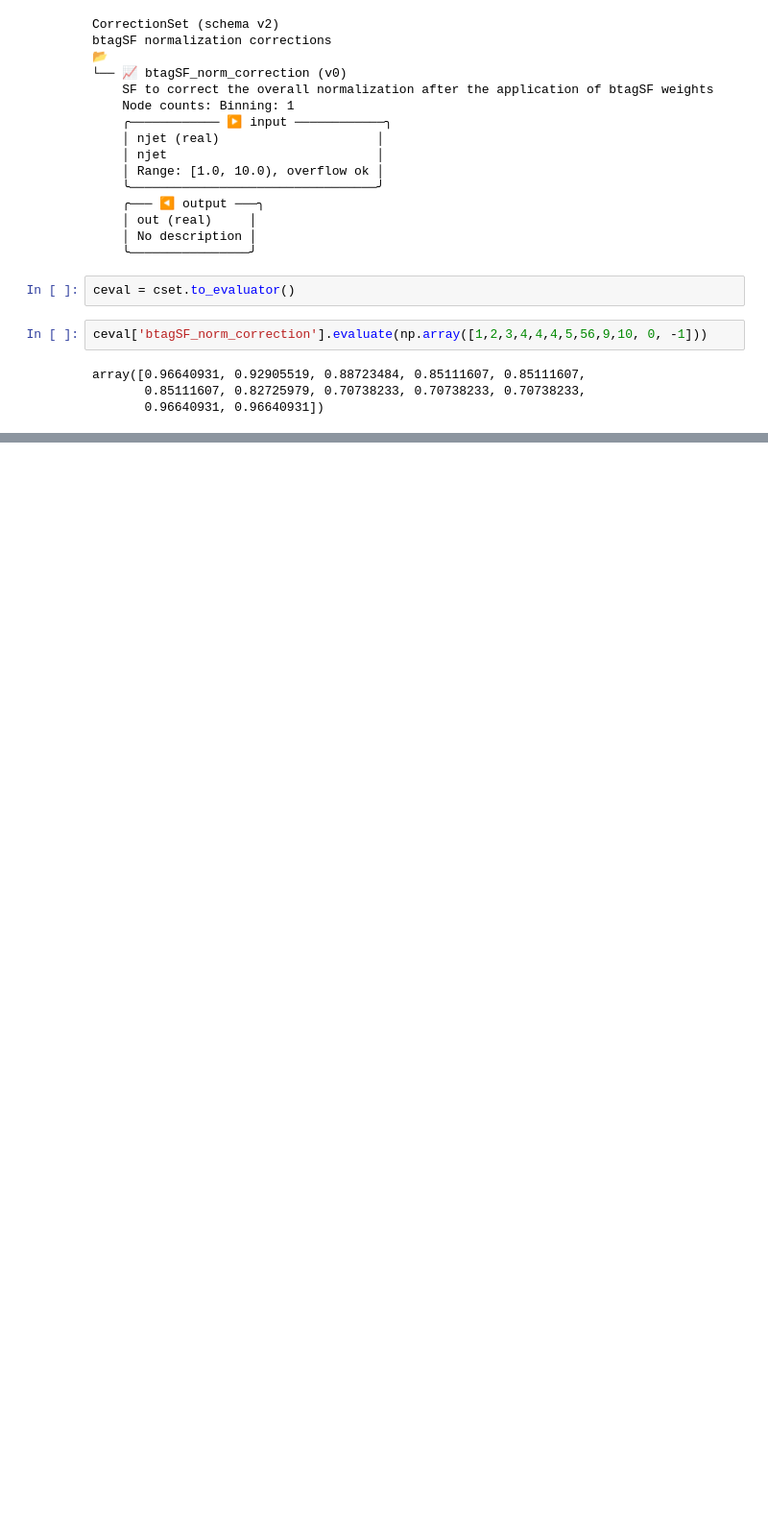
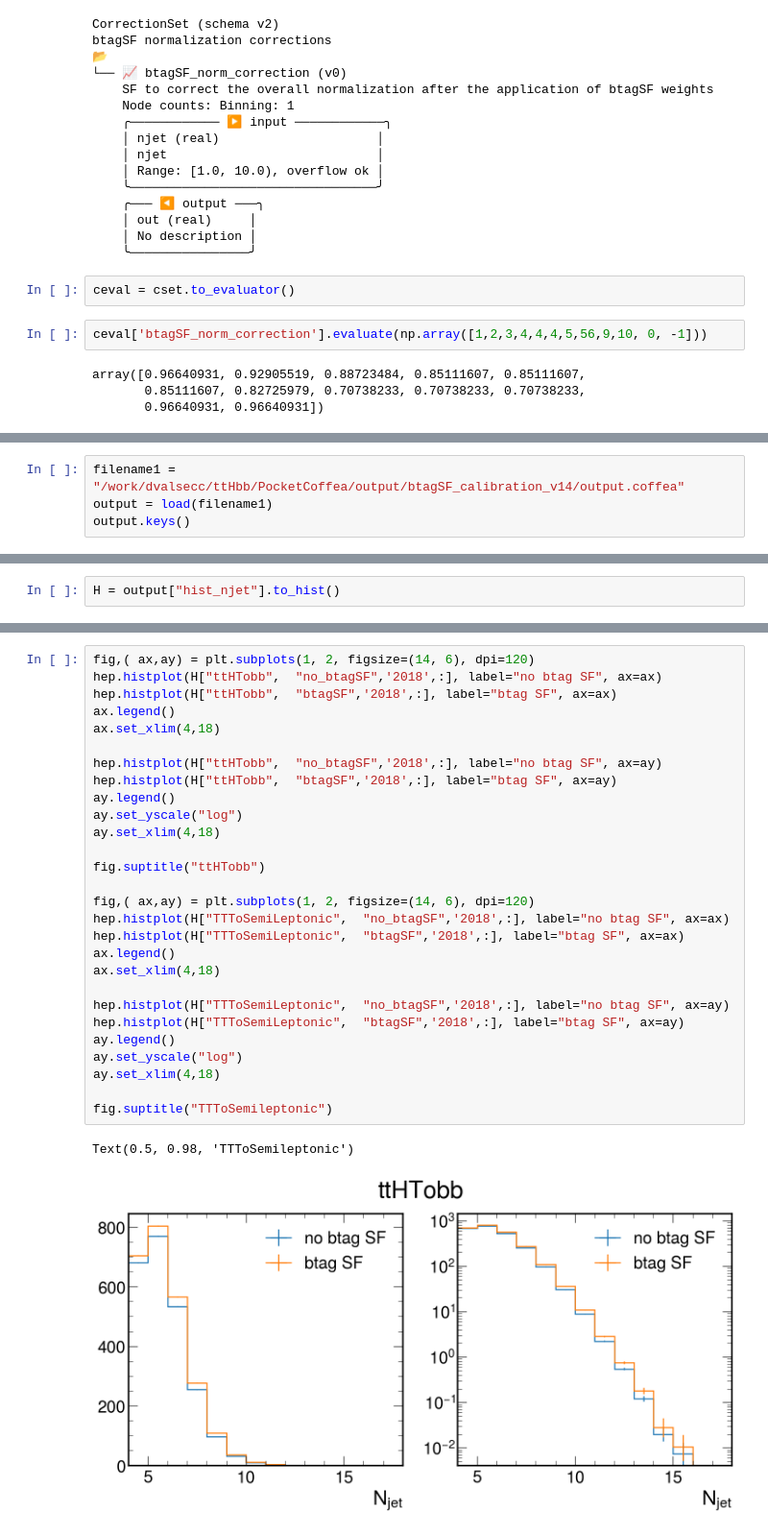
Before and after one commit to PocketCoffea/PocketCoffea, a Jupyter notebook: notebooks/BtagSF.ipynb, the cells around one changed output, grey strips where cells are left out. Shown at 96% size. Drawn from its saved outputs; the diff is of its cells as text; blank space fills up the shorter version.

Commit message:
working on btagSF calibration

```diff
--- a/notebooks/BtagSF.ipynb
+++ b/notebooks/BtagSF.ipynb
@@ -217,0 +222,4 @@ array([0.96640931, 0.92905519, 0.88723484, 0.85111607, 0.85111607,
+# %%
+filename1 = "/work/dvalsecc/ttHbb/PocketCoffea/output/btagSF_calibration_v14/output.coffea"
+output = load(filename1)
+output.keys()
@@ -217,0 +228,2 @@ array([0.96640931, 0.92905519, 0.88723484, 0.85111607, 0.85111607,
+# %%
+H = output["hist_njet"].to_hist()
@@ -217,0 +239,31 @@ array([0.96640931, 0.92905519, 0.88723484, 0.85111607, 0.85111607,
+# %%
+fig,( ax,ay) = plt.subplots(1, 2, figsize=(14, 6), dpi=120)
+hep.histplot(H["ttHTobb",  "no_btagSF",'2018',:], label="no btag SF", ax=ax)
+hep.histplot(H["ttHTobb",  "btagSF",'2018',:], label="btag SF", ax=ax)
+ax.legend()
+ax.set_xlim(4,18)
+
+hep.histplot(H["ttHTobb",  "no_btagSF",'2018',:], label="no btag SF", ax=ay)
+hep.histplot(H["ttHTobb",  "btagSF",'2018',:], label="btag SF", ax=ay)
+ay.legend()
+ay.set_yscale("log")
+ay.set_xlim(4,18)
+
+fig.suptitle("ttHTobb")
+
+fig,( ax,ay) = plt.subplots(1, 2, figsize=(14, 6), dpi=120)
+hep.histplot(H["TTToSemiLeptonic",  "no_btagSF",'2018',:], label="no btag SF", ax=ax)
+hep.histplot(H["TTToSemiLeptonic",  "btagSF",'2018',:], label="btag SF", ax=ax)
+ax.legend()
+ax.set_xlim(4,18)
+
+hep.histplot(H["TTToSemiLeptonic",  "no_btagSF",'2018',:], label="no btag SF", ax=ay)
+hep.histplot(H["TTToSemiLeptonic",  "btagSF",'2018',:], label="btag SF", ax=ay)
+ay.legend()
+ay.set_yscale("log")
+ay.set_xlim(4,18)
+
+fig.suptitle("TTToSemileptonic")
+# %% [output]
+Text(0.5, 0.98, 'TTToSemileptonic')
+[figure, added]
```
Also changed, not shown: parts of 38 cells of this notebook, 3 other files.
